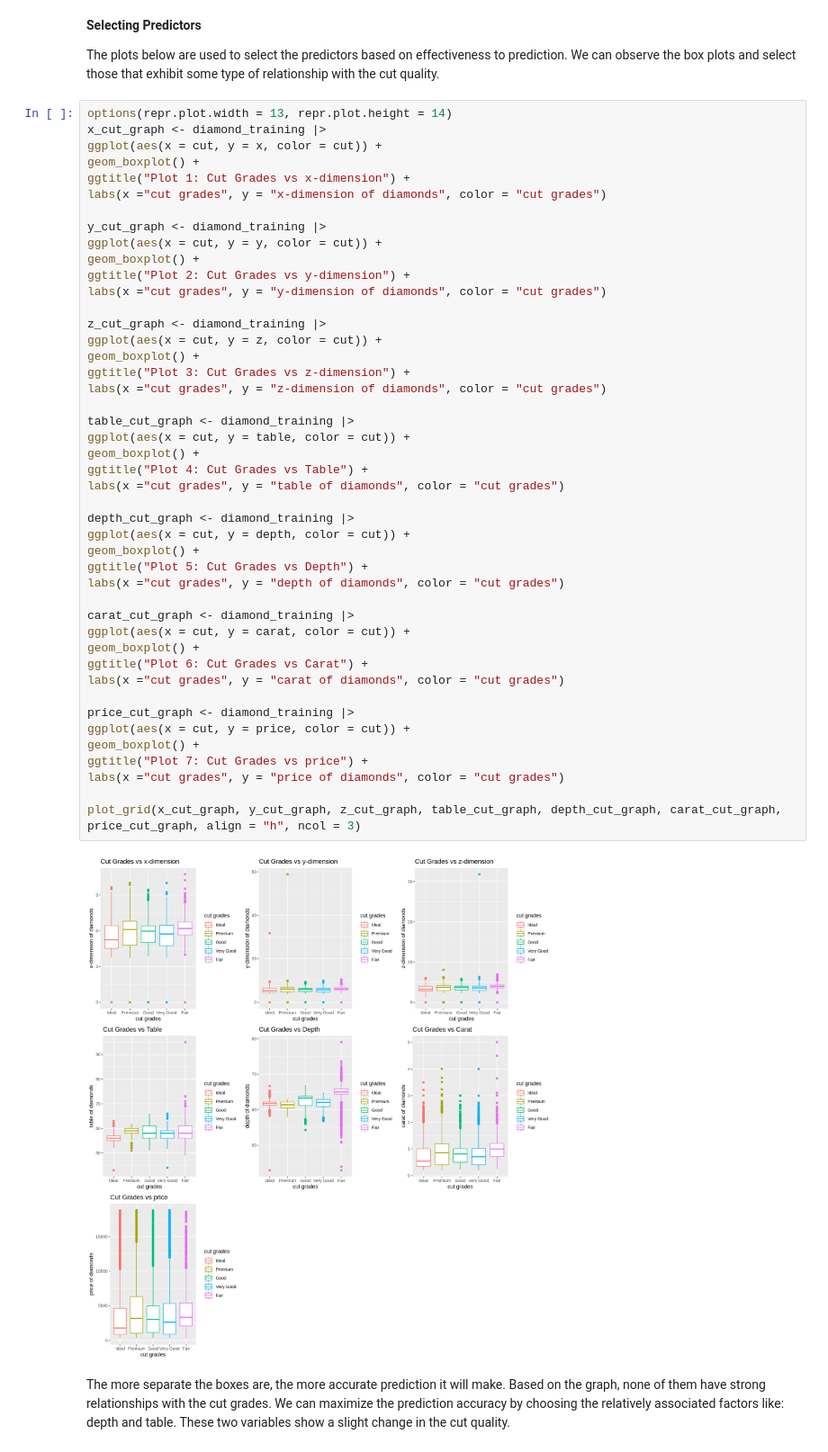
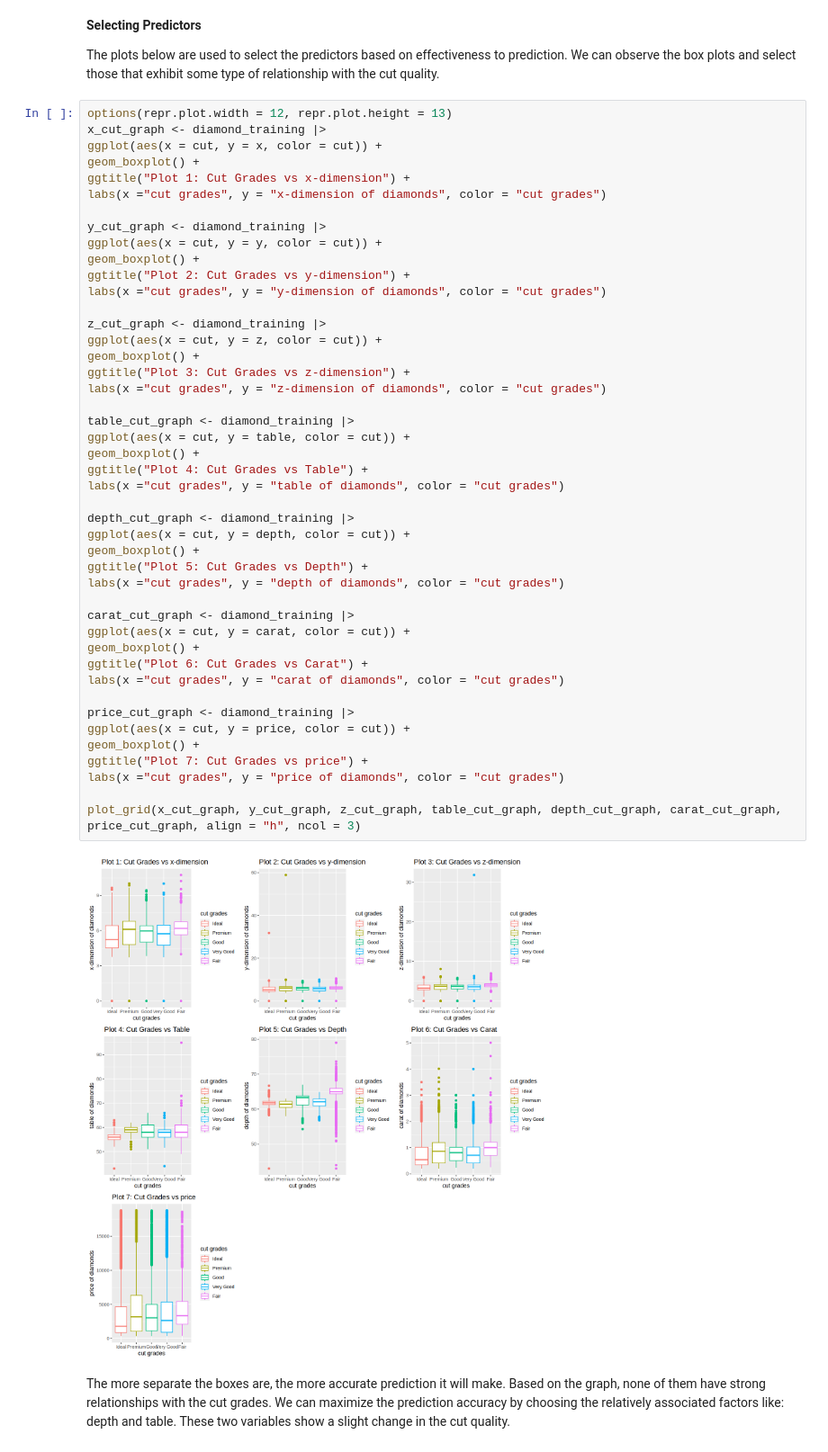
Before and after one commit to rubydelang/sonar_data, a Jupyter notebook: project_diamond.ipynb, the cells around one changed output. Shown at 90% size. Saved outputs shown, nothing was run; the diff lists cells and outputs as text.

```diff
--- a/project_diamond.ipynb
+++ b/project_diamond.ipynb
@@ -143,7 +143,7 @@ diamond_testing <- testing(diamond_split)
 
 The plots below are used to select the predictors based on effectiveness to prediction. We can observe the box plots and select those that exhibit some type of relationship with the cut quality.
 # %%
-options(repr.plot.width = 13, repr.plot.height = 14)
+options(repr.plot.width = 12, repr.plot.height = 13)
 x_cut_graph <- diamond_training |>
 ggplot(aes(x = cut, y = x, color = cut)) +
 geom_boxplot() +
@@ -161,34 +161,34 @@ ggplot(aes(x = cut, y = z, color = cut)) +
 geom_boxplot() +
 ggtitle("Plot 3: Cut Grades vs z-dimension") +
 labs(x ="cut grades", y = "z-dimension of diamonds", color = "cut grades")
 
 table_cut_graph <- diamond_training |>
 ggplot(aes(x = cut, y = table, color = cut)) +
 geom_boxplot() +
 ggtitle("Plot 4: Cut Grades vs Table") +
 labs(x ="cut grades", y = "table of diamonds", color = "cut grades")
 
 depth_cut_graph <- diamond_training |>
 ggplot(aes(x = cut, y = depth, color = cut)) +
 geom_boxplot() +
 ggtitle("Plot 5: Cut Grades vs Depth") +
 labs(x ="cut grades", y = "depth of diamonds", color = "cut grades")
 
 carat_cut_graph <- diamond_training |>
 ggplot(aes(x = cut, y = carat, color = cut)) +
 geom_boxplot() +
 ggtitle("Plot 6: Cut Grades vs Carat") +
 labs(x ="cut grades", y = "carat of diamonds", color = "cut grades")
 
 price_cut_graph <- diamond_training |>
 ggplot(aes(x = cut, y = price, color = cut)) +
 geom_boxplot() +
 ggtitle("Plot 7: Cut Grades vs price") +
 labs(x ="cut grades", y = "price of diamonds", color = "cut grades")
 
 plot_grid(x_cut_graph, y_cut_graph, z_cut_graph, table_cut_graph, depth_cut_graph, carat_cut_graph, price_cut_graph, align = "h", ncol = 3)
 # %% [output]
-[figure, old version]
+[figure, new version]
 # %% [markdown]
 The more separate the boxes are, the more accurate prediction it will make. Based on the graph, none of them have strong relationships with the cut grades. We can maximize the prediction accuracy by choosing the relatively associated factors like: depth and table. These two variables show a slight change in the cut quality.
 # %% [markdown]
```
Also changed, not shown: parts of 9 cells of this notebook.
